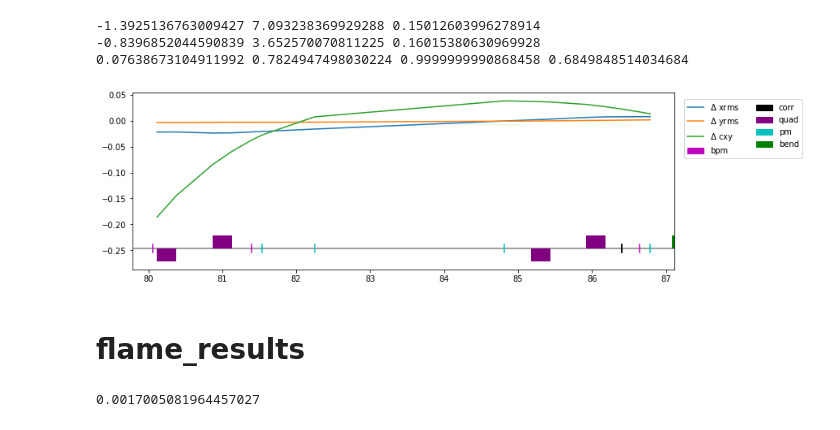
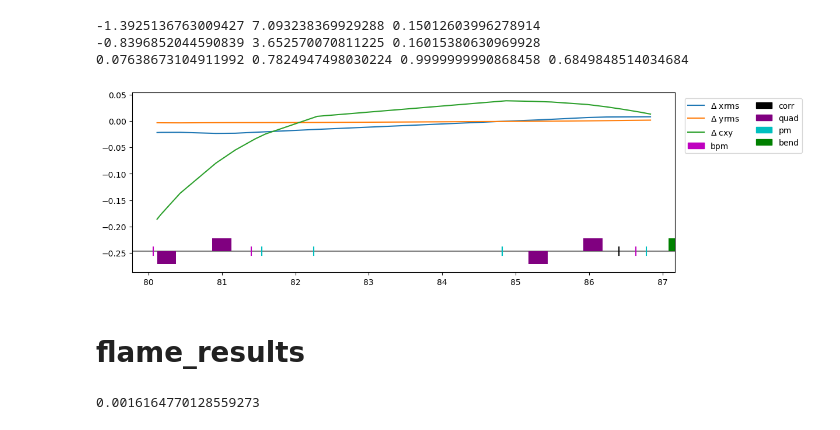
Before and after one commit to kilean20/FRIB_model, a Jupyter notebook: example/compare_w_ISAAC_reconst_from_first_scanPV.ipynb, the cells around one changed output. Drawn from its saved outputs; the diff is of its cells as text; code cells hidden in the pictures.

```diff
--- a/example/compare_w_ISAAC_reconst_from_first_scanPV.ipynb
+++ b/example/compare_w_ISAAC_reconst_from_first_scanPV.ipynb
@@ -12,10 +12,10 @@ import FRIB_model as frib
 # %% [output]
 FRIB_model version: 1.0.0. updated on 2024-03-05
 # %%
-ISAAC_database_path = '/home/devuser/Desktop/WinHome/Workspace/BPM4pickup/ISAAC_data'
+ISAAC_database_path = '/media/sf_HWANG/Workspace/BPM4pickup/ISAAC_data'
 ISAAC_data_rel_path = '20240118_103337_maruta_BDS_BTS_PM_D5567_pv_scan'
 
-fm_evals, fm_goals, fm = frib.ish.get_flame_evals_n_goals_from_reconst_summary(
+fm_evals, fm_goals, fm = frib.ISAAC_helper.get_flame_evals_n_goals_from_reconst_summary(
     ISAAC_data_rel_path = ISAAC_data_rel_path,
     ISAAC_database_path = ISAAC_database_path,
     return_flame = True)
@@ -34,7 +35,7 @@ i_to_element   = fm.get_index_by_name(to_element  )[to_element  ][0]
 _, from_bmstate = fm.run(to_element=i_from_element-1)
 from_moment1 = from_bmstate.moment1.copy()
 # %%
-r1,s1 = fm.run(bmstate=from_bmstate, monitor='all',from_element=i_from_element,to_element=to_element)
+r1,s1 = fm.run(bmstate=from_bmstate, monitor='all',from_element=i_from_element-1,to_element=to_element)
 r1 = fm.collect_data(r1,'pos','xrms','yrms','cxy')
 # %% [markdown]
 ##### before fit
@@ -55,7 +56,7 @@ print(cxy, cxyp, cxpy, cxpyp)
 # %% [markdown]
 ##### fitting
 # %%
-frib.fmh.fit_moment1(fm,fm_evals,fm_goals,
+frib.flame_helper.fit_moment1(fm,fm_evals,fm_goals,
                      from_bmstate = from_bmstate,
                      from_element= i_from_element-1,
                      to_element  = i_to_element,
@@ -84,23 +86,23 @@ print(cxy, cxyp, cxpy, cxpyp)
 -0.8396852044590839 3.652570070811225 0.16015380630969928
 0.07638673104911992 0.7824947498030224 0.9999999990868458 0.6849848514034684
 # %%
-r2,s2 = fm.run(bmstate=from_bmstate, monitor='all',from_element=i_from_element,to_element=to_element)
+r2,s2 = fm.run(bmstate=from_bmstate, monitor='all',from_element=i_from_element-1,to_element=to_element)
 r2 = fm.collect_data(r2,'pos','xrms','yrms','cxy')
 # %%
 fig,ax = plt.subplots(figsize=(12,4))
 ax.plot(r2['pos'],r2['xrms']-r1['xrms'],label=r'$\Delta$ xrms')
 ax.plot(r2['pos'],r2['yrms']-r1['yrms'],label=r'$\Delta$ yrms')
 ax.plot(r2['pos'],r2['cxy' ]-r1['cxy' ],label=r'$\Delta$ cxy')
-frib.fmh.plot_lattice(fm,ax)
+frib.flame_helper.plot_lattice(fm,ax)
 # %% [output]
-[figure, old version]
+[figure, new version]
 # %% [markdown]
 # flame_results
 # %%
-frib.fmh.calculate_loss_from_flame_evals_goals(fm_evals,fm_goals,fm,from_bmstate,
-                                                from_element=from_element,
+frib.flame_helper.calculate_loss_from_flame_evals_goals(fm_evals,fm_goals,fm,from_bmstate,
+                                                from_element=i_from_element-1,
                                                 to_element=to_element,
                                                )
 # %% [output]
-0.0017005081964457027
+0.0016164770128559273
 # %%
```
Also changed, not shown: parts of 5 cells of this notebook, 8 other files.
